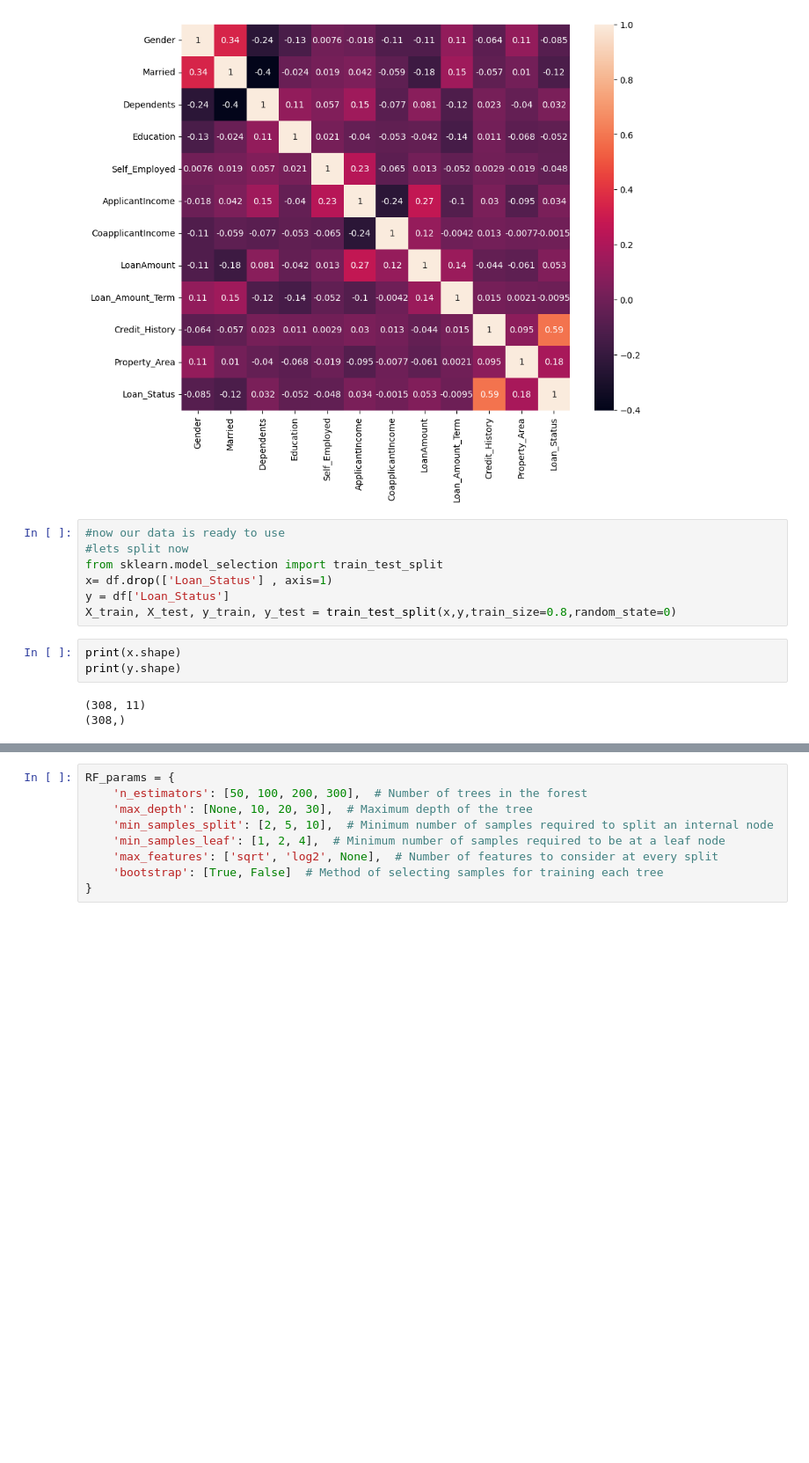
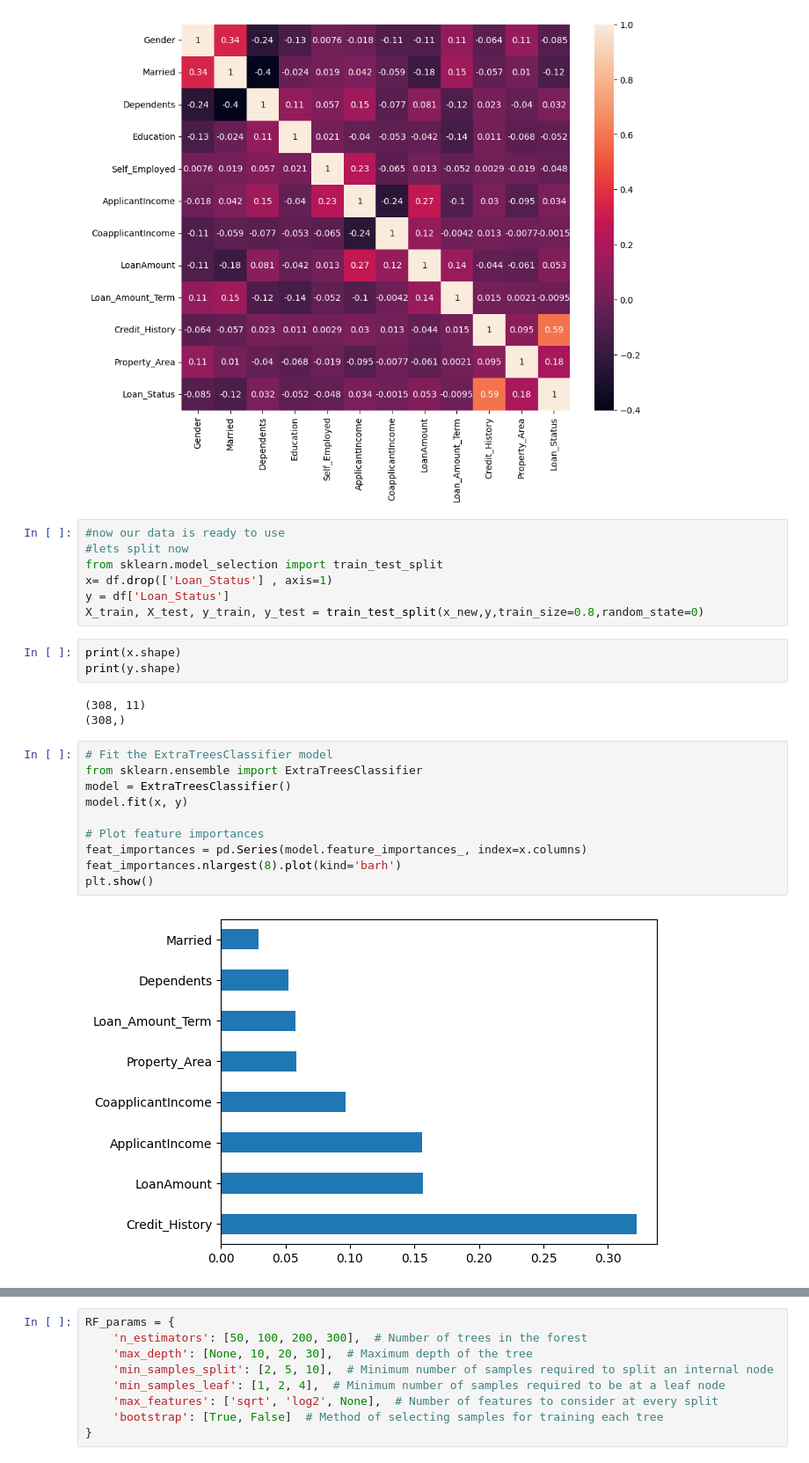
Before and after one commit to sandipbnkr/DemoCodeNucleus, a Jupyter notebook: Loan_Status_Prediction.ipynb, the cells around one changed output, grey strips where cells are left out. Shown at 88% size. Drawn from its saved outputs; the diff is of its cells as text; blank space fills up the shorter version.

```diff
--- a/Loan_Status_Prediction.ipynb
+++ b/Loan_Status_Prediction.ipynb
@@ -229,10 +229,22 @@ sns.heatmap(corr_df,annot=True)
 from sklearn.model_selection import train_test_split
 x= df.drop(['Loan_Status'] , axis=1)
 y = df['Loan_Status']
-X_train, X_test, y_train, y_test = train_test_split(x,y,train_size=0.8,random_state=0)
+X_train, X_test, y_train, y_test = train_test_split(x_new,y,train_size=0.8,random_state=0)
 # %%
 print(x.shape)
 print(y.shape)
 # %% [output]
 (308, 11)
 (308,)
+# %%
+# Fit the ExtraTreesClassifier model
+from sklearn.ensemble import ExtraTreesClassifier
+model = ExtraTreesClassifier()
+model.fit(x, y)
+
+# Plot feature importances
+feat_importances = pd.Series(model.feature_importances_, index=x.columns)
+feat_importances.nlargest(8).plot(kind='barh')
+plt.show()
+# %% [output]
+[figure, added]
```
Also changed, not shown: parts of 1 cell of this notebook.
